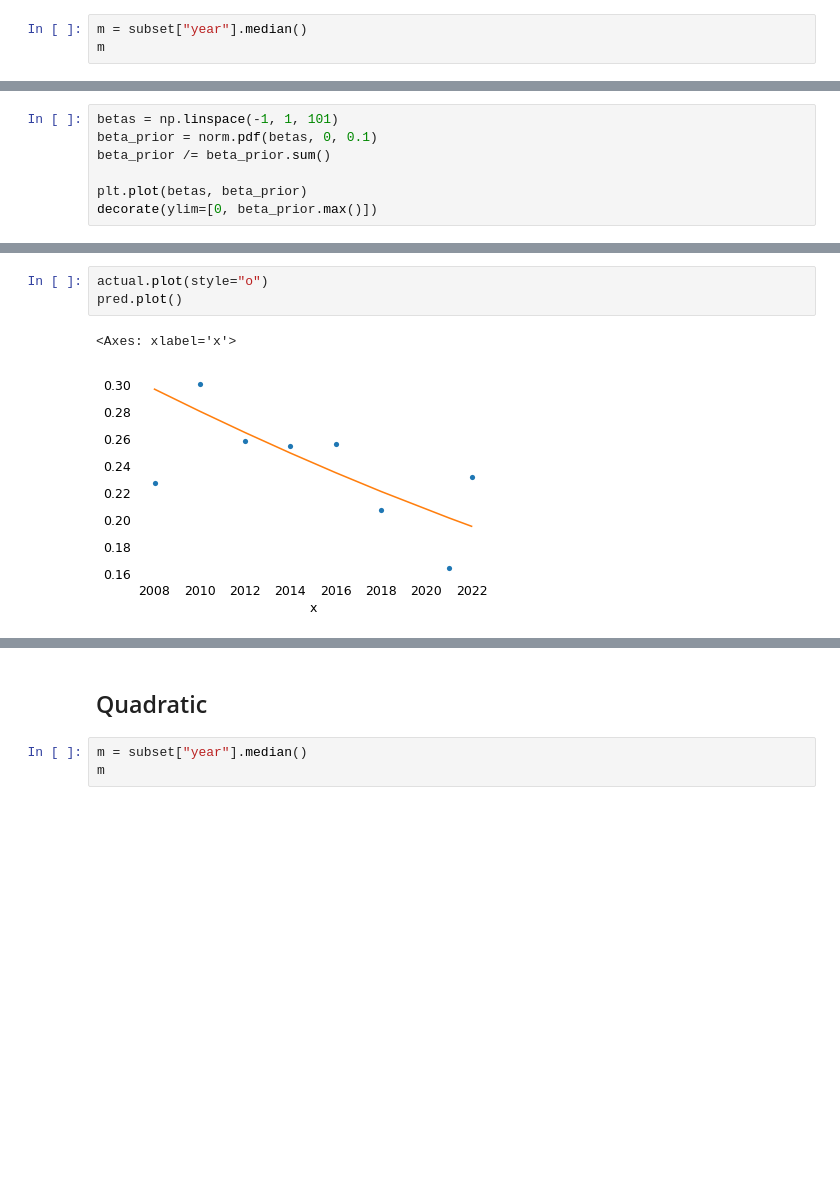
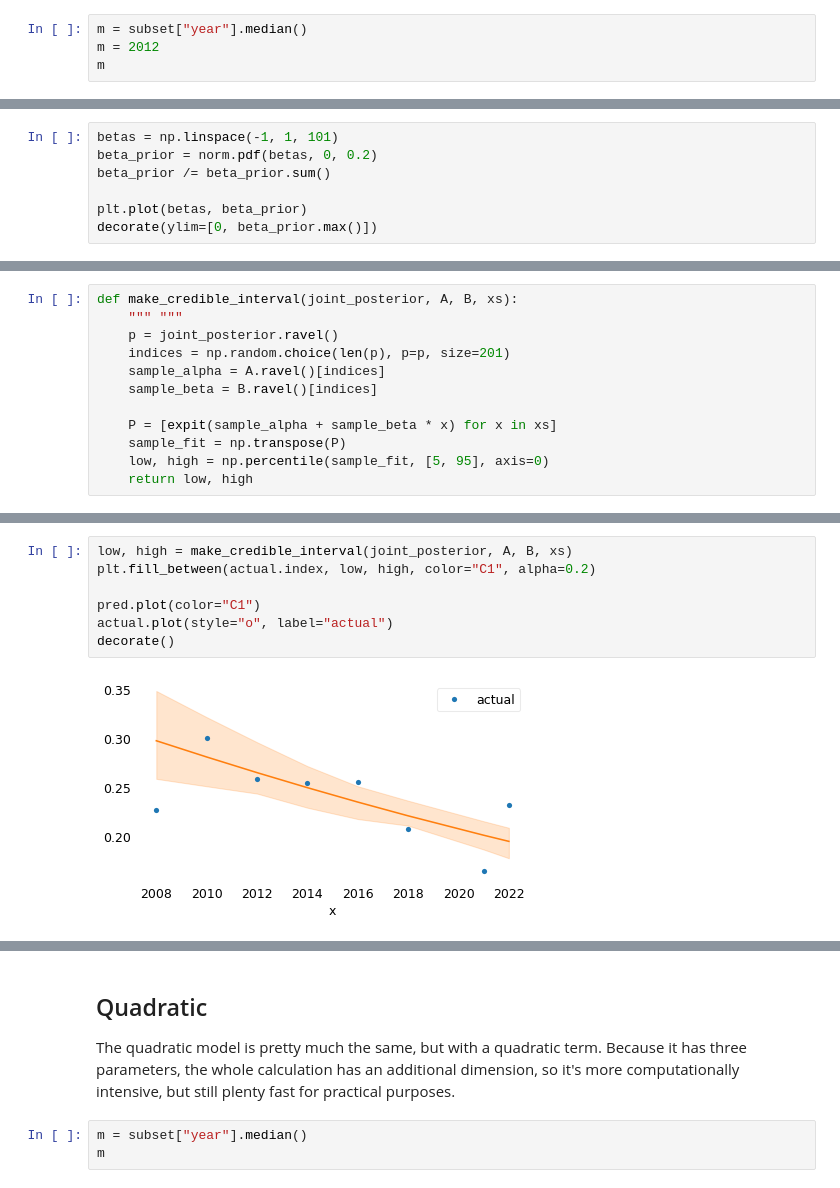
Before and after one commit to AllenDowney/ProbablyOverthinkingIt, a Jupyter notebook: examples/bayes_smooth.ipynb, the cells around one changed output, grey strips where cells are left out. Saved outputs shown, nothing was run; the diff lists cells and outputs as text; blank space fills up the shorter version.

```diff
--- a/examples/bayes_smooth.ipynb
+++ b/examples/bayes_smooth.ipynb
@@ -140,4 +163,5 @@ Linear in log odds space
 # %%
 m = subset["year"].median()
+m = 2012
 m
 # %% [output]
@@ -210,6 +240,6 @@ decorate(ylim=[0, alpha_prior.max()])
 # %%
 betas = np.linspace(-1, 1, 101)
-beta_prior = norm.pdf(betas, 0, 0.1)
+beta_prior = norm.pdf(betas, 0, 0.2)
 beta_prior /= beta_prior.sum()
 
 plt.plot(betas, beta_prior)
@@ -293,0 +334,12 @@ dtype: float64
+# %%
+def make_credible_interval(joint_posterior, A, B, xs):
+    """ """
+    p = joint_posterior.ravel()
+    indices = np.random.choice(len(p), p=p, size=201)
+    sample_alpha = A.ravel()[indices]
+    sample_beta = B.ravel()[indices]
+
+    P = [expit(sample_alpha + sample_beta * x) for x in xs]
+    sample_fit = np.transpose(P)
+    low, high = np.percentile(sample_fit, [5, 95], axis=0)
+    return low, high
@@ -294,12 +348,18 @@ dtype: float64
 # %%
-actual.plot(style="o")
-pred.plot()
+low, high = make_credible_interval(joint_posterior, A, B, xs)
+plt.fill_between(actual.index, low, high, color="C1", alpha=0.2)
+
+pred.plot(color="C1")
+actual.plot(style="o", label="actual")
+decorate()
 # %% [output]
-<Axes: xlabel='x'>
-[figure, old version]
+[figure, new version]
 [interactive output not drawn]
 # %% [markdown]
 ## Quadratic
+
+The quadratic model is pretty much the same, but with a quadratic term.
+Because it has three parameters, the whole calculation has an additional dimension, so it's more computationally intensive, but still plenty fast for practical purposes.
 # %%
 m = subset["year"].median()
 m
```
Also changed, not shown: parts of 30 cells of this notebook.
